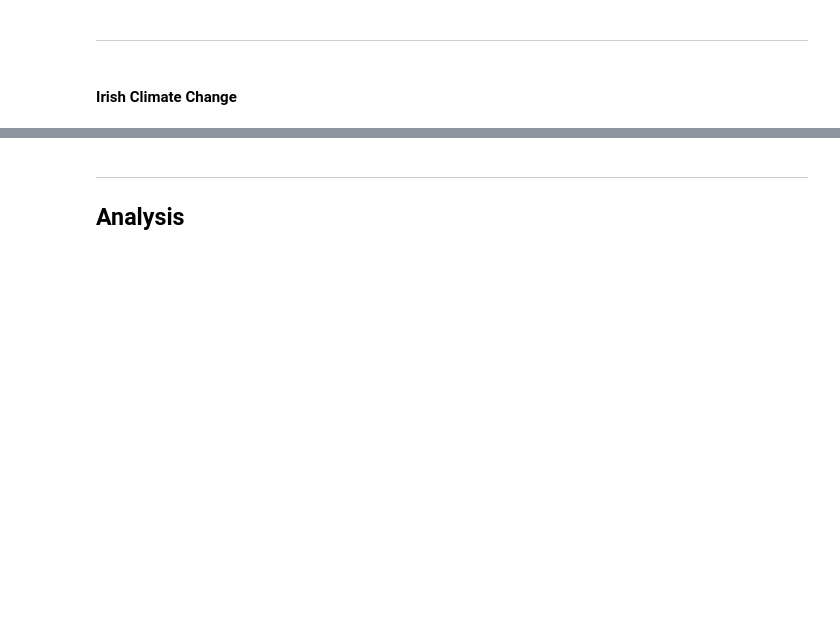
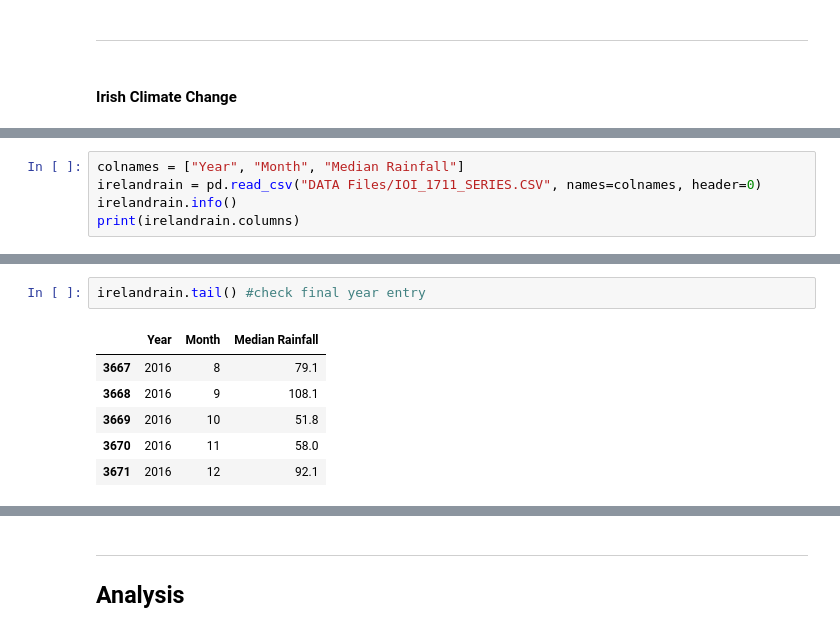
Before and after one commit to rebhanqui/programming-data-project-2, a Jupyter notebook: c02-v-temperature.ipynb, the cells around one changed output, grey strips where cells are left out. Saved outputs shown, nothing was run; the diff lists cells and outputs as text; blank space fills up the shorter version.

```diff
--- a/c02-v-temperature.ipynb
+++ b/c02-v-temperature.ipynb
@@ -417,0 +391,5 @@ plt.savefig("snslineplot.png")
+# %%
+colnames = ["Year", "Month", "Median Rainfall"]
+irelandrain = pd.read_csv("DATA Files/IOI_1711_SERIES.CSV", names=colnames, header=0)
+irelandrain.info()
+print(irelandrain.columns)
@@ -417,0 +408,9 @@ plt.savefig("snslineplot.png")
+# %%
+irelandrain.tail() #check final year entry
+# %% [output]
+|  | Year | Month | Median Rainfall |
+| 3667 | 2016 | 8 | 79.1 |
+| 3668 | 2016 | 9 | 108.1 |
+| 3669 | 2016 | 10 | 51.8 |
+| 3670 | 2016 | 11 | 58.0 |
+| 3671 | 2016 | 12 | 92.1 |
```
Also changed, not shown: parts of 25 cells of this notebook, 2 other files.
